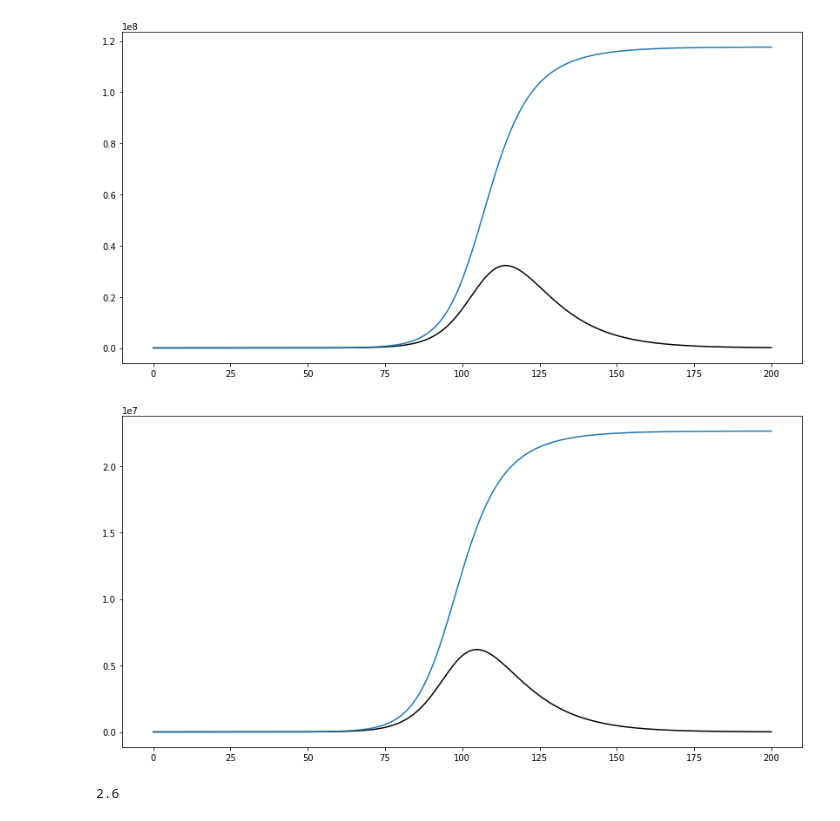
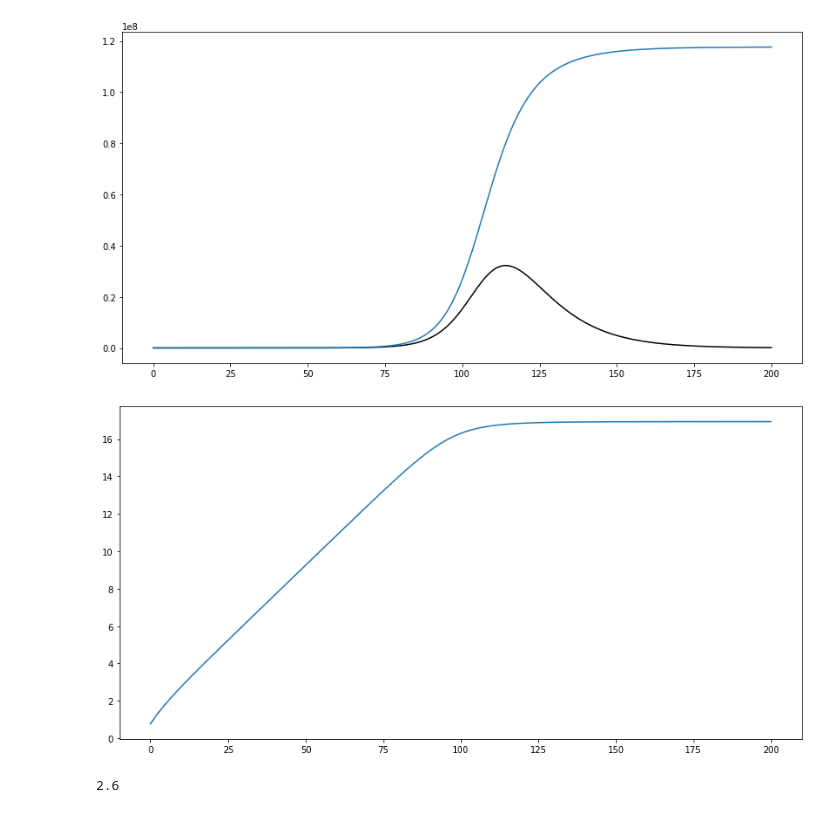
Before and after one commit to aldodec/Covid19-Mex, a Jupyter notebook: SIR.ipynb, the cells around one changed output. Drawn from its saved outputs; the diff is of its cells as text; code cells hidden in the pictures.

```diff
--- a/SIR.ipynb
+++ b/SIR.ipynb
@@ -155,22 +155,21 @@ plt.show()
 # %%
 N0 = 25 * 10**6
 I0 = 2.17
 
 S0 = N0 - I0
 R0 = 1/N0
 beta = 0.26
 gamma = 0.1
 
 t = np.linspace(0,200,1000)
 
 solution = scipy.integrate.odeint(SIR_model,y0=[S0,I0,R0],t=t,args=(beta,gamma,N0))
 solution = np.array(solution)
 plt.figure(figsize=(14,7))
-plt.plot(t,solution[:,1],color= 'black')
-plt.plot(t,solution[:,2]+solution[:,1])
+plt.plot(t,np.log(solution[:,2]+solution[:,1]))
 plt.show()
 # %% [output]
-[figure, old version]
+[figure, new version]
 # %%
 beta/gamma
 # %% [output]
```
